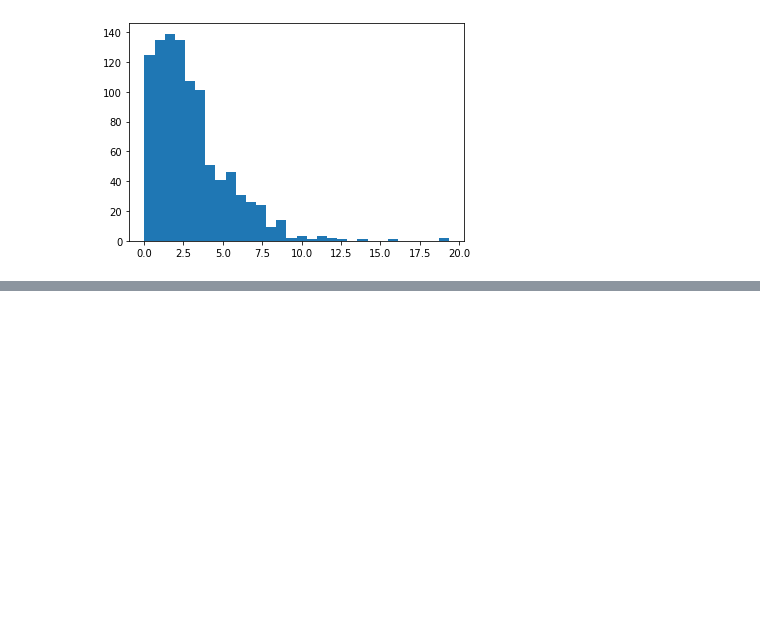
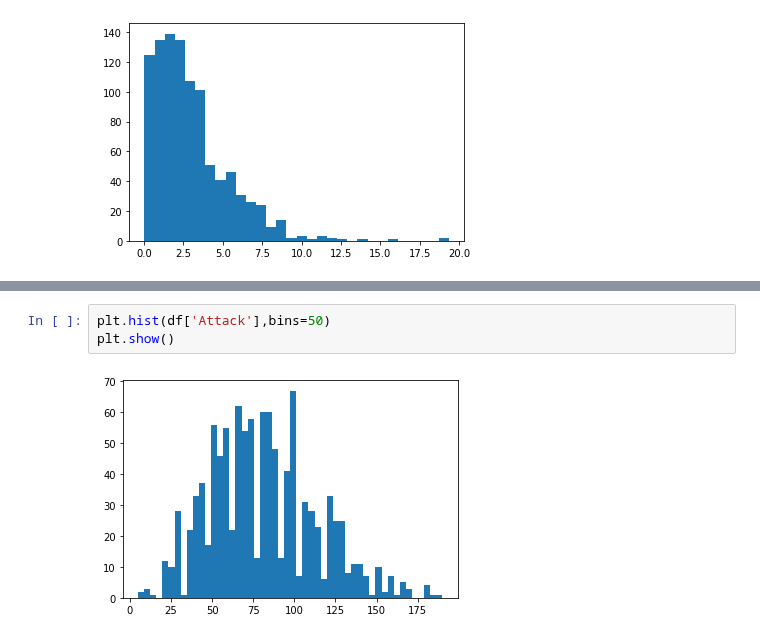
Before and after one commit to seoinhyeok96/python_data_class, a Jupyter notebook: 기초통계 수업 /3 day.ipynb, the cells around one changed output, grey strips where cells are left out. Saved outputs shown, nothing was run; the diff lists cells and outputs as text; blank space fills up the shorter version.

```diff
--- a/기초통계 수업 /3 day.ipynb
+++ b/기초통계 수업 /3 day.ipynb
@@ -33,0 +66,5 @@ plt.show()
+# %%
+plt.hist(df['Attack'],bins=50)
+plt.show()
+# %% [output]
+[figure, added]
```
Also changed, not shown: parts of 7 cells of this notebook, 1 other file.
